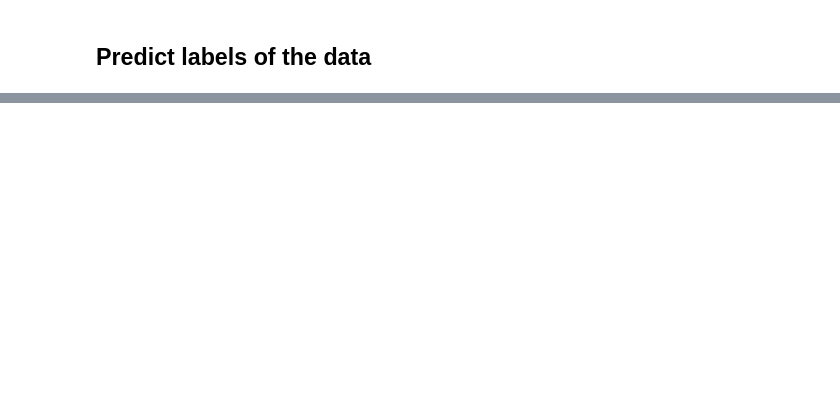
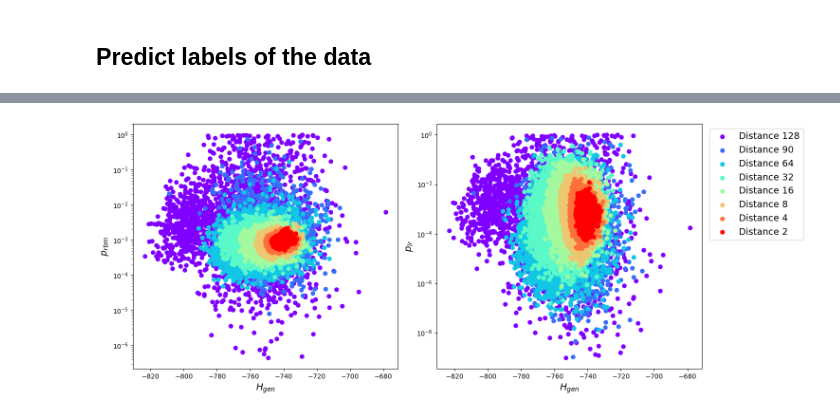
Before and after one commit to spqb/thermostable-ribozymes, a Jupyter notebook: notebooks/test_MNIST_model.ipynb, the cells around one changed output, grey strips where cells are left out. Cells and saved outputs as stored; diff of their text form; code cells hidden in the pictures; blank space fills up the shorter version.

```diff
--- a/notebooks/test_MNIST_model.ipynb
+++ b/notebooks/test_MNIST_model.ipynb
@@ -184,0 +381,11 @@ Test accuracy: 0.902999997138977
+# %%
+def get_energy_logreg(samples, target_label_oh):
+    idx_label = target_label_oh.argmax().item()
+    betas = logreg.coef_[idx_label]
+    Hdiscr = - samples["visible"].cpu().numpy() @ betas
+    return Hdiscr
+
+def get_prob_logreg(samples, target_label_oh):
+    idx_label = target_label_oh.argmax().item()
+    p_label = logreg.predict_proba(samples["visible"].cpu().numpy())[:, idx_label]
+    return p_label
@@ -184,0 +459,24 @@ Test accuracy: 0.902999997138977
+# %%
+distance_plot = [2, 4, 8, 16, 32, 64, 90, 128]
+
+fontsize = 14
+colormap = plt.get_cmap("rainbow", len(distance_plot))
+
+fig, ax = plt.subplots(1, 2, figsize=(15, 6), dpi=100)
+ax[0].set_xlabel(r"$H_{gen}$", fontsize=fontsize)
+ax[0].set_ylabel(r"$p_{rbm}$", fontsize=fontsize)
+ax[0].set_yscale("log")
+ax[1].set_xlabel(r"$H_{gen}$", fontsize=fontsize)
+ax[1].set_ylabel(r"$p_{lr}$", fontsize=fontsize)
+ax[1].set_yscale("log")
+
+for i, distance in enumerate(reversed(distance_plot)):
+    ax[0].scatter(distance_to_energies[distance]["Hgen"], distance_to_energies[distance]["p_rbm"],
+               color=colormap(i), label=f"Distance {distance}")
+    ax[1].scatter(distance_to_energies[distance]["Hgen"], distance_to_energies[distance]["p_lr"],
+               color=colormap(i), label=f"Distance {distance}")
+ax[1].legend(fontsize=fontsize, bbox_to_anchor=(1.4, 1.0))
+
+fig.tight_layout()
+# %% [output]
+[figure, added]
```
Also changed, not shown: parts of 17 cells of this notebook, 1 other file.
